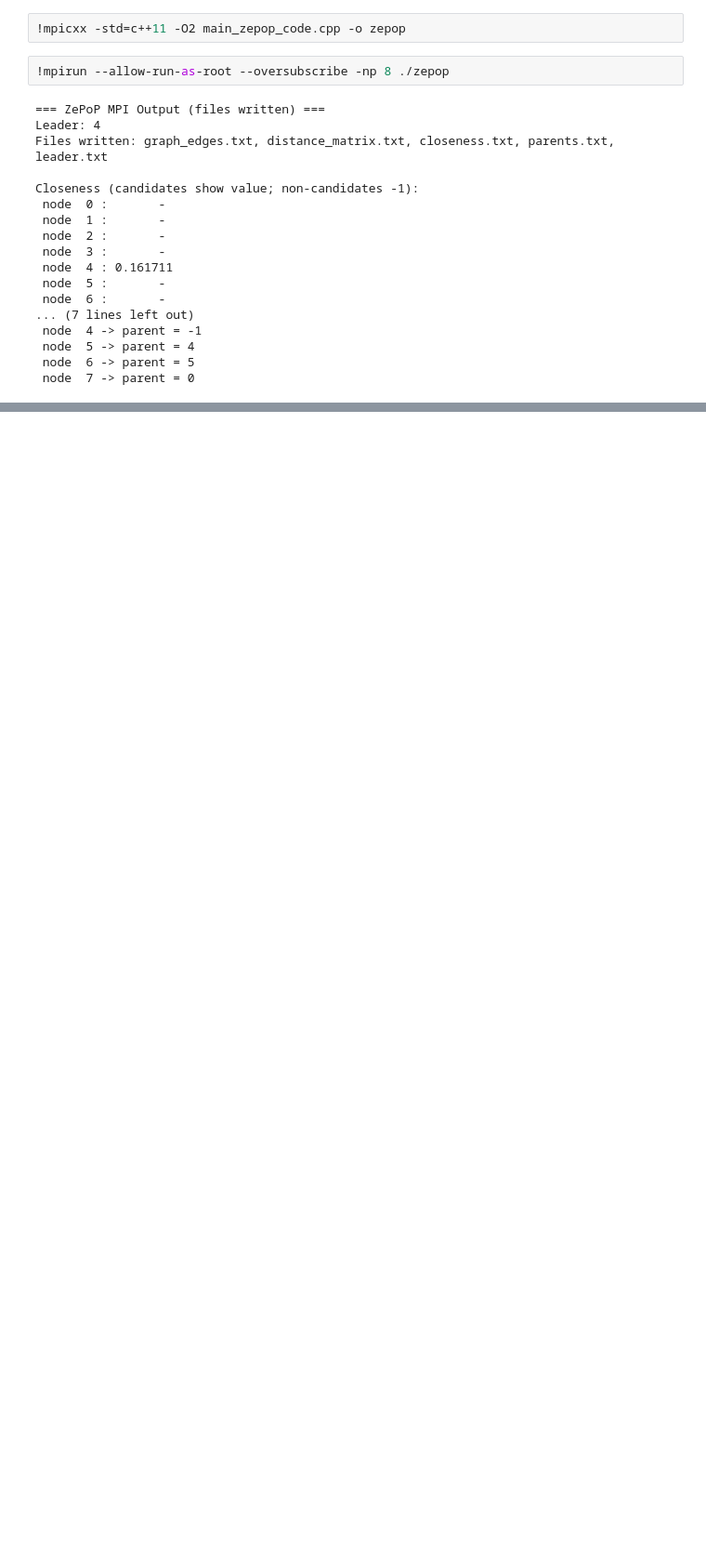
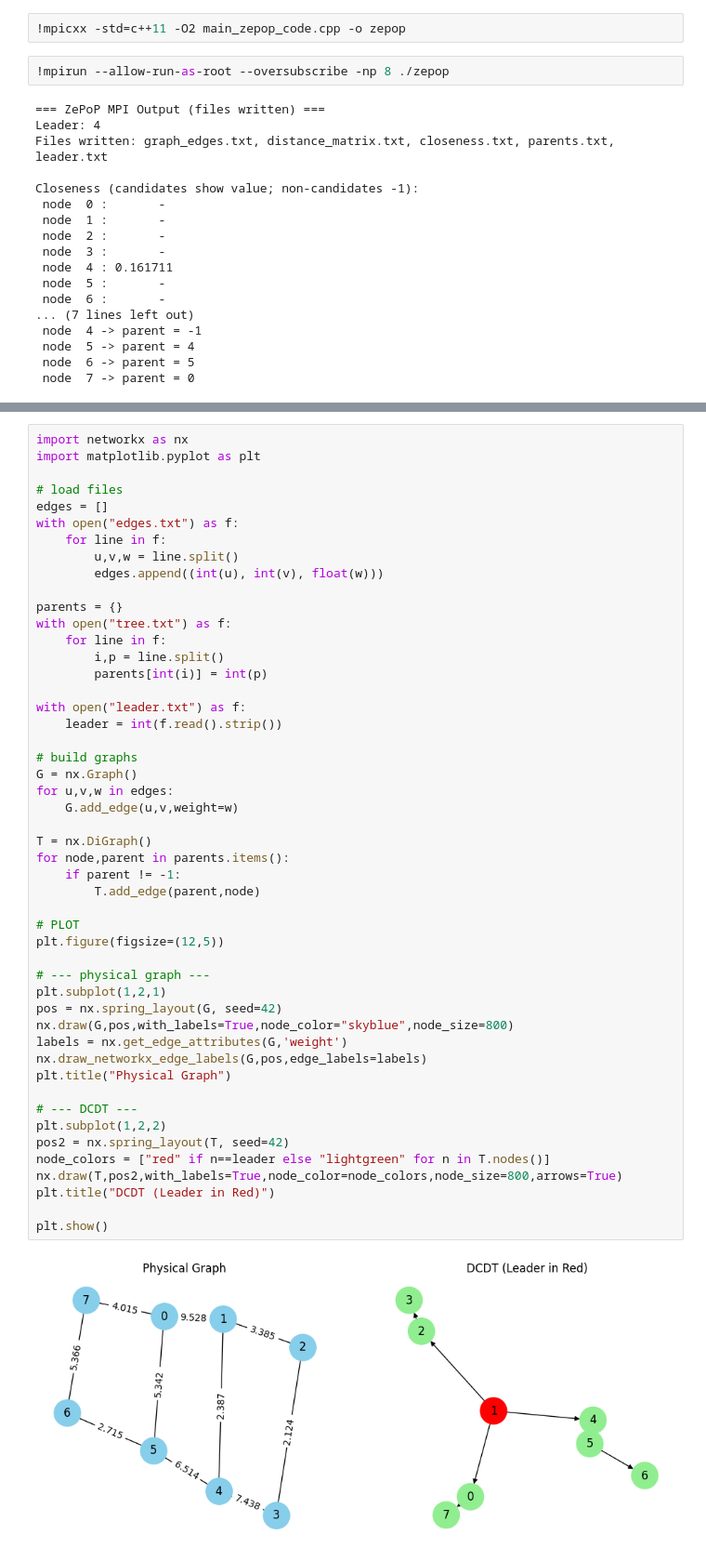
Before and after one commit to unaizanouman/zePOP, a Jupyter notebook: zePOP.ipynb, the cells around one changed output, grey strips where cells are left out. Shown: that part at 93% size. Cells and saved outputs as stored; diff of their text form; blank space fills up the shorter version.

```diff
--- a/zePOP.ipynb
+++ b/zePOP.ipynb
@@ -593,0 +1299,51 @@ Closeness (candidates show value; non-candidates -1):
+# %%
+import networkx as nx
+import matplotlib.pyplot as plt
+
+# load files
+edges = []
+with open("edges.txt") as f:
+    for line in f:
+        u,v,w = line.split()
+        edges.append((int(u), int(v), float(w)))
+
+parents = {}
+with open("tree.txt") as f:
+    for line in f:
+        i,p = line.split()
+        parents[int(i)] = int(p)
+
+with open("leader.txt") as f:
+    leader = int(f.read().strip())
+
+# build graphs
+G = nx.Graph()
+for u,v,w in edges:
+    G.add_edge(u,v,weight=w)
+
+T = nx.DiGraph()
+for node,parent in parents.items():
+    if parent != -1:
+        T.add_edge(parent,node)
+
+# PLOT
+plt.figure(figsize=(12,5))
+
+# --- physical graph ---
+plt.subplot(1,2,1)
+pos = nx.spring_layout(G, seed=42)
+nx.draw(G,pos,with_labels=True,node_color="skyblue",node_size=800)
+labels = nx.get_edge_attributes(G,'weight')
+nx.draw_networkx_edge_labels(G,pos,edge_labels=labels)
+plt.title("Physical Graph")
+
+# --- DCDT ---
+plt.subplot(1,2,2)
+pos2 = nx.spring_layout(T, seed=42)
+node_colors = ["red" if n==leader else "lightgreen" for n in T.nodes()]
+nx.draw(T,pos2,with_labels=True,node_color=node_colors,node_size=800,arrows=True)
+plt.title("DCDT (Leader in Red)")
+
+plt.show()
+# %% [output]
+[figure, added]
```
Also changed, not shown: parts of 12 cells of this notebook.
